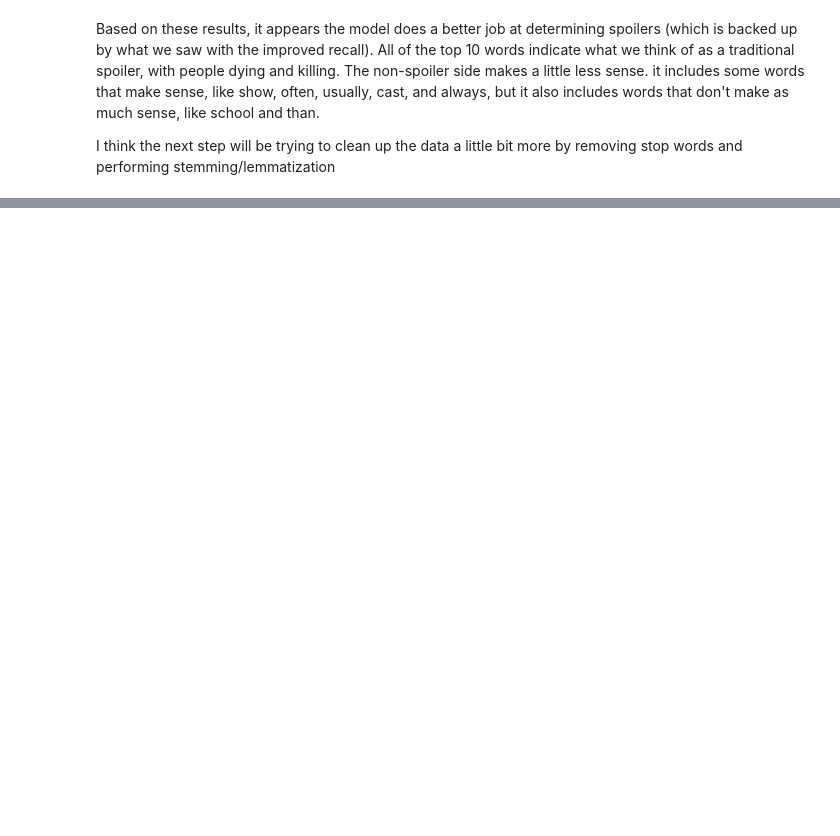
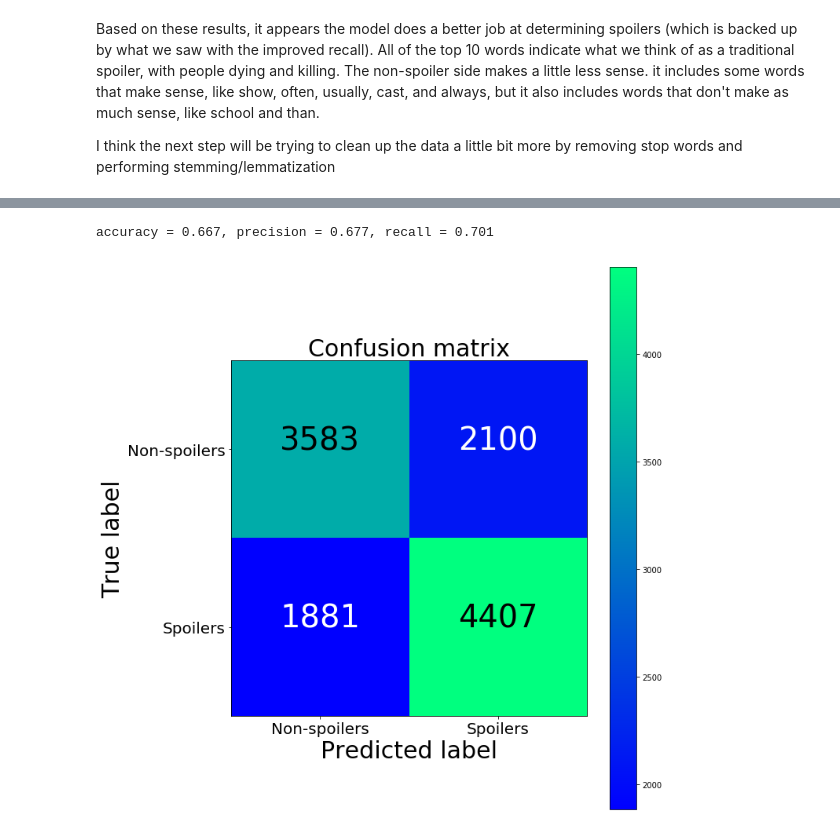
Before and after one commit to ryansmick/victor, a Jupyter notebook: model_selection.ipynb, the cells around one changed output, grey strips where cells are left out. Drawn from its saved outputs; the diff is of its cells as text; code cells hidden in the pictures; blank space fills up the shorter version.

```diff
--- a/model_selection.ipynb
+++ b/model_selection.ipynb
@@ -558,0 +583,11 @@ I think the next step will be trying to clean up the data a little bit more by r
+# %%
+model = LogisticRegression()
+accuracy, precision, recall, true_labels, pred_labels = validate(model, features, classes)
+print("accuracy = {}, precision = {}, recall = {}".format(round(accuracy, 3), round(precision, 3), round(recall, 3)))
+# %% [output]
+accuracy = 0.667, precision = 0.677, recall = 0.701
+# %%
+plot_confusion_matrix(true_labels, pred_labels, ['Non-spoilers', 'Spoilers'])
+plt.show()
+# %% [output]
+[figure, added]
```
Also changed, not shown: parts of 26 cells of this notebook.
